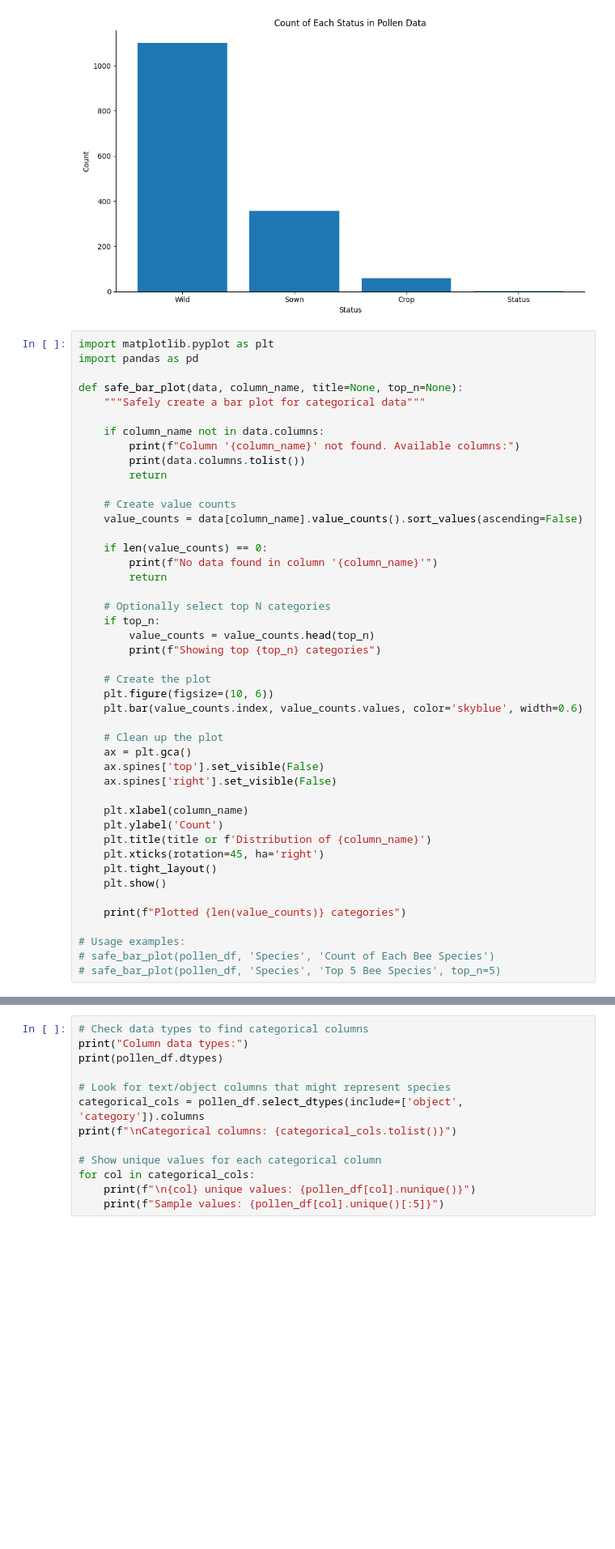
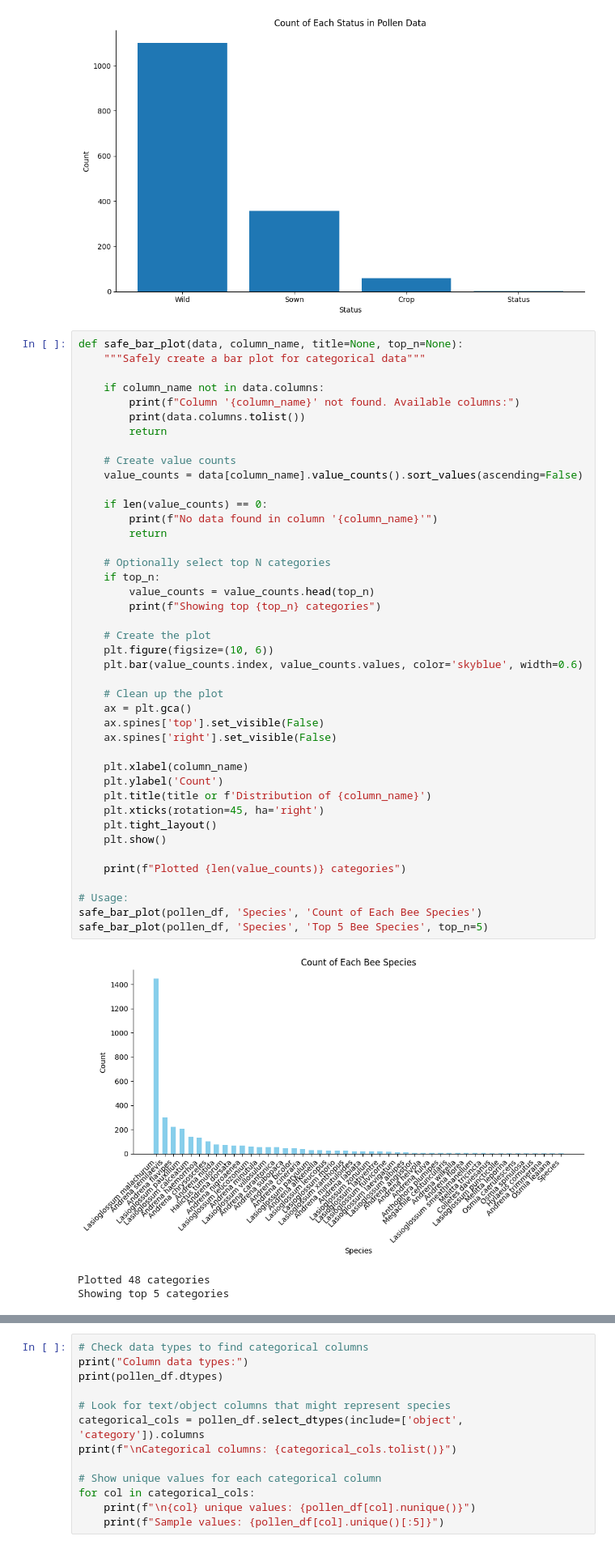
Before and after one commit to schneiderkelsey/wuuwuudata.github.io, a Jupyter notebook: plots_kelseyschneider/notebooks/bee_pollen_data_cleaning.ipynb, the cells around one changed output, grey strips where cells are left out. Shown at 81% size. Cells and saved outputs as stored; diff of their text form; blank space fills up the shorter version.

```diff
--- a/plots_kelseyschneider/notebooks/bee_pollen_data_cleaning.ipynb
+++ b/plots_kelseyschneider/notebooks/bee_pollen_data_cleaning.ipynb
@@ -523,9 +448,6 @@ plt.show()
 # %% [output]
 [figure]
 # %%
-import matplotlib.pyplot as plt
-import pandas as pd
-
 def safe_bar_plot(data, column_name, title=None, top_n=None):
     """Safely create a bar plot for categorical data"""
 
@@ -537,33 +459,37 @@ def safe_bar_plot(data, column_name, title=None, top_n=None):
     # Create value counts
     value_counts = data[column_name].value_counts().sort_values(ascending=False)
 
     if len(value_counts) == 0:
         print(f"No data found in column '{column_name}'")
         return
 
     # Optionally select top N categories
     if top_n:
         value_counts = value_counts.head(top_n)
         print(f"Showing top {top_n} categories")
 
     # Create the plot
     plt.figure(figsize=(10, 6))
     plt.bar(value_counts.index, value_counts.values, color='skyblue', width=0.6)
 
     # Clean up the plot
     ax = plt.gca()
     ax.spines['top'].set_visible(False)
     ax.spines['right'].set_visible(False)
 
     plt.xlabel(column_name)
     plt.ylabel('Count')
     plt.title(title or f'Distribution of {column_name}')
     plt.xticks(rotation=45, ha='right')
     plt.tight_layout()
     plt.show()
 
     print(f"Plotted {len(value_counts)} categories")
 
-# Usage examples:
-# safe_bar_plot(pollen_df, 'Species', 'Count of Each Bee Species')
-# safe_bar_plot(pollen_df, 'Species', 'Top 5 Bee Species', top_n=5)
+# Usage:
+safe_bar_plot(pollen_df, 'Species', 'Count of Each Bee Species')
+safe_bar_plot(pollen_df, 'Species', 'Top 5 Bee Species', top_n=5)
+# %% [output]
+[figure, added]
+Plotted 48 categories
+Showing top 5 categories
```
Also changed, not shown: parts of 41 cells of this notebook, 6 other files.
